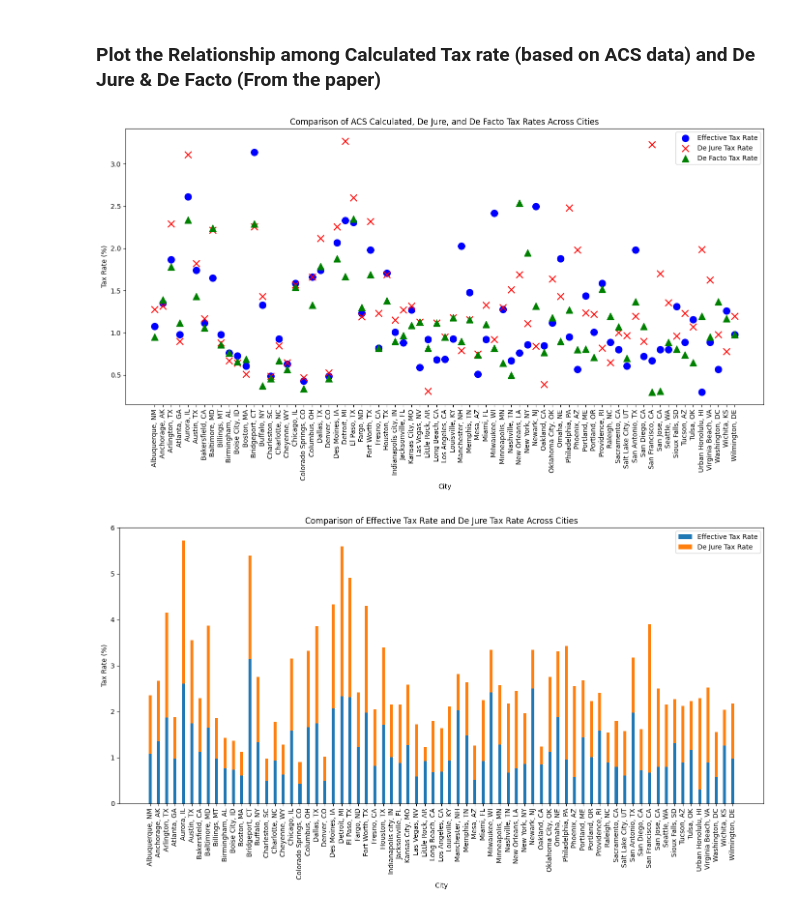
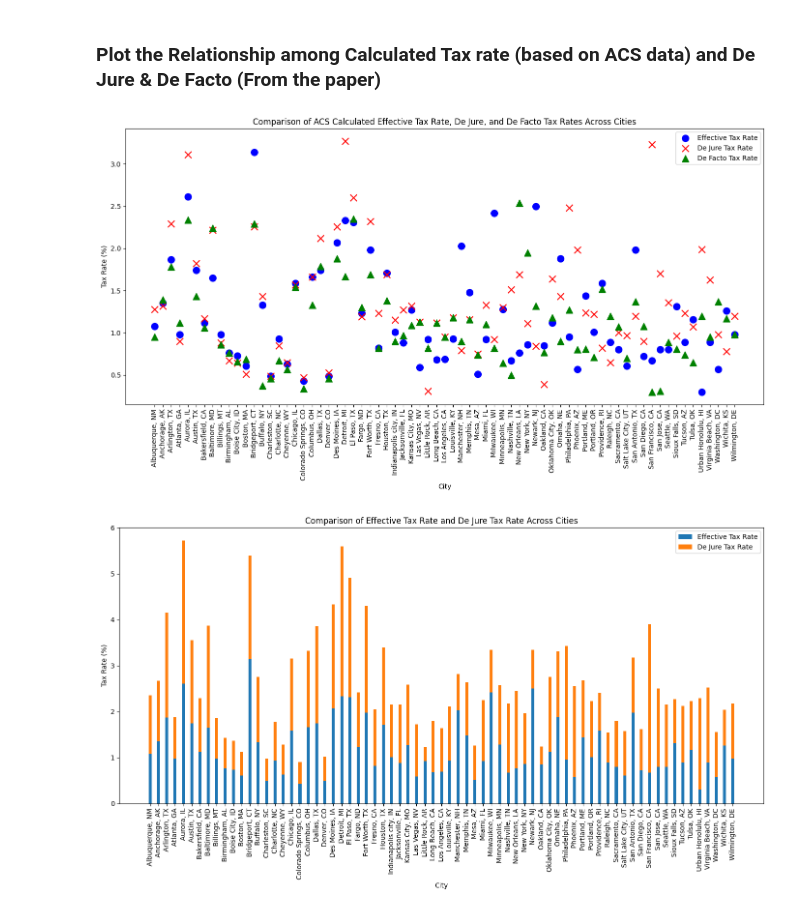
Before and after one commit to Howard-Cheng/dejure-defacto-taxrates, a Jupyter notebook: ACS.ipynb, the cells around one changed output. Drawn from its saved outputs; the diff is of its cells as text; code cells hidden in the pictures.

```diff
--- a/ACS.ipynb
+++ b/ACS.ipynb
@@ -274,28 +274,28 @@ This table contains various metrics related to property values and tax rates for
 # %%
 # Plotting
 plt.figure(figsize=(14, 8))
 
 # Scatter plot for Effective Tax Rate
 plt.scatter(df_summary.index, df_summary['Effective_Tax_Rate'], color='blue', label='Effective Tax Rate', s=100)
 
 # Scatter plot for De Jure Tax Rate
 plt.scatter(df_summary.index, df_summary['De Jure Tax Rate (median)'], color='red', label='De Jure Tax Rate', s=100, marker='x')
 
 # Scatter plot for De Facto Tax Rate
 plt.scatter(df_summary.index, df_summary['De Facto Tax Rate (median)'], color='green', label='De Facto Tax Rate', s=100, marker='^')
 
 # Adding titles and labels
-plt.title('Comparison of ACS Calculated, De Jure, and De Facto Tax Rates Across Cities')
+plt.title('Comparison of ACS Calculated Effective Tax Rate, De Jure, and De Facto Tax Rates Across Cities')
 plt.xlabel('City')
 plt.ylabel('Tax Rate (%)')
 plt.xticks(rotation=90)
 plt.legend()
 
 # Display the plot
 plt.tight_layout()
 plt.show()
 # %% [output]
-[figure, old version]
+[figure, new version]
 # %%
 # Plotting
 fig, ax = plt.subplots(figsize=(14, 8))
```
